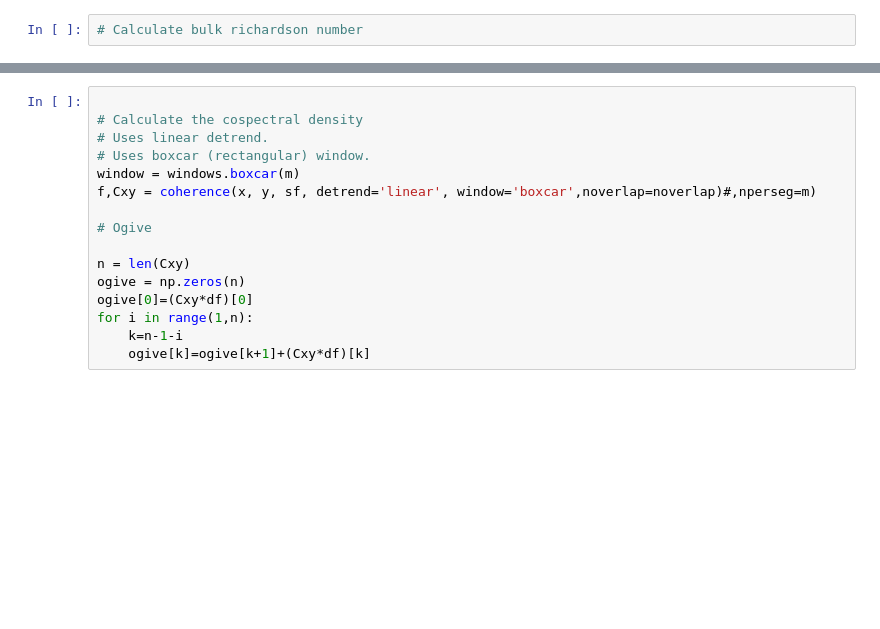
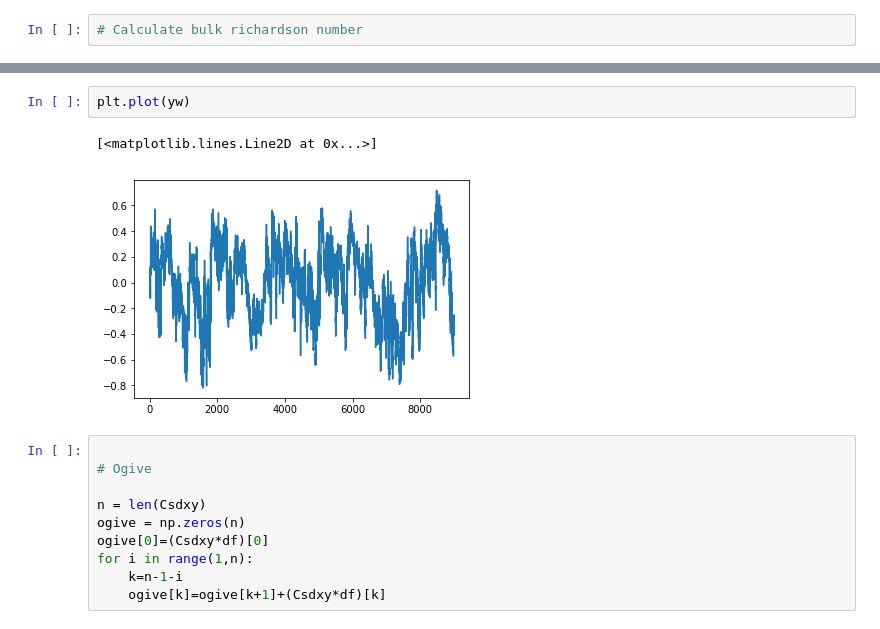
Before and after one commit to heatherguy/ICECAPS-ACE, a Jupyter notebook: DataParse/fluxtower_process.ipynb, the cells around one changed output, grey strips where cells are left out. Cells and saved outputs as stored; diff of their text form; blank space fills up the shorter version.

```diff
--- a/DataParse/fluxtower_process.ipynb
+++ b/DataParse/fluxtower_process.ipynb
@@ -179,19 +240,18 @@ noverlap = 1 # Number of points that each fft overlaps.
+# %%
+plt.plot(yw)
+# %% [output]
+[<matplotlib.lines.Line2D at 0x...>]
+[figure, added]
 # %%
-
-# Calculate the cospectral density
-# Uses linear detrend.
-# Uses boxcar (rectangular) window.
-window = windows.boxcar(m)
-f,Cxy = coherence(x, y, sf, detrend='linear', window='boxcar',noverlap=noverlap)#,nperseg=m)
 
 # Ogive
 
-n = len(Cxy)
+n = len(Csdxy)
 ogive = np.zeros(n)
-ogive[0]=(Cxy*df)[0]
+ogive[0]=(Csdxy*df)[0]
 for i in range(1,n):
     k=n-1-i
-    ogive[k]=ogive[k+1]+(Cxy*df)[k]
+    ogive[k]=ogive[k+1]+(Csdxy*df)[k]
 # %%
 
 
```
Also changed, not shown: parts of 9 cells of this notebook, 7 other files.
